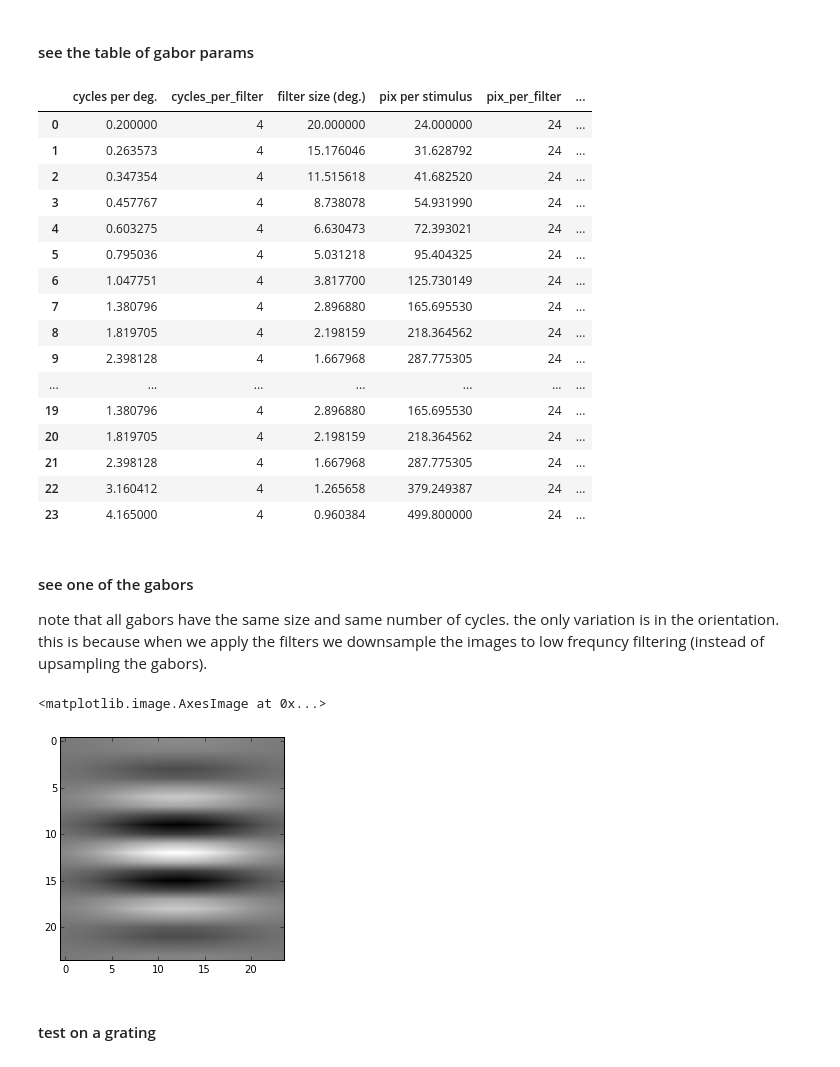
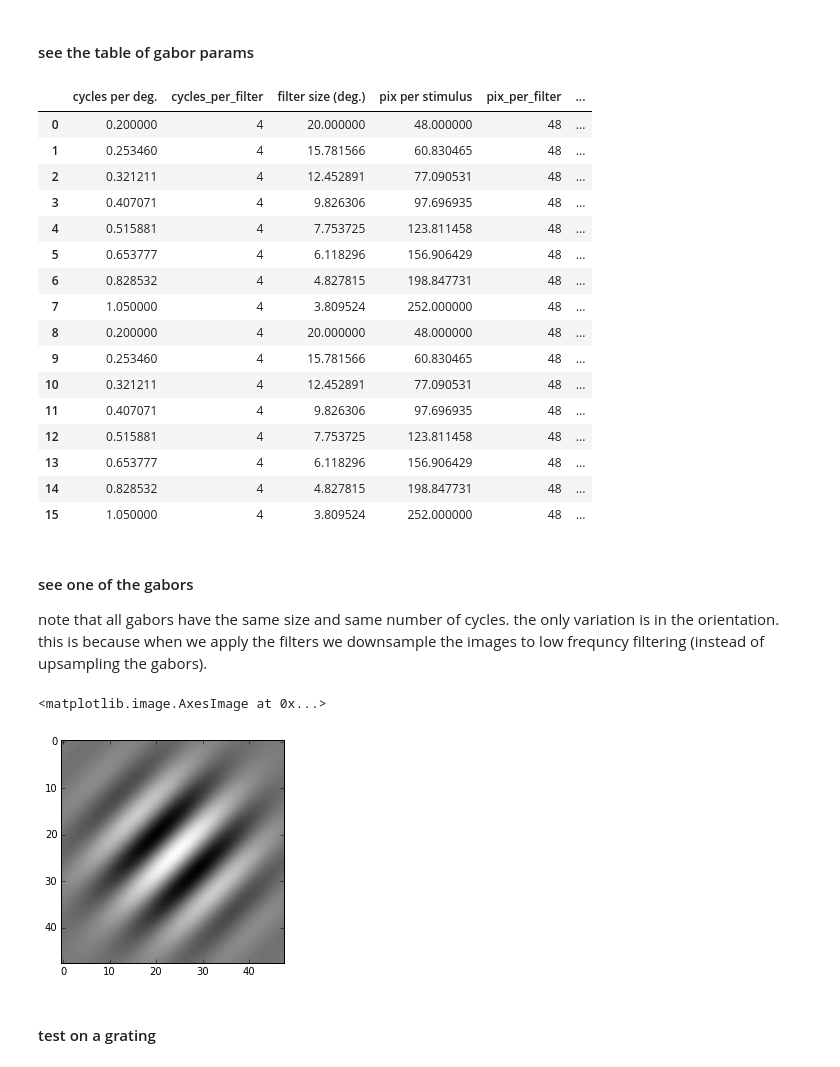
Before and after one commit to ChangdeDu/hrf_fitting, a Jupyter notebook: scripts/hi_resolution_gabor_feature_maps.ipynb, the cells around one changed output. Cells and saved outputs as stored; diff of their text form; code cells hidden in the pictures.

```diff
--- a/scripts/hi_resolution_gabor_feature_maps.ipynb
+++ b/scripts/hi_resolution_gabor_feature_maps.ipynb
@@ -63,12 +75,12 @@ plt.imshow(training_stim[0,:,:],cmap = 'gray')
 # %% [markdown]
 #### parameters of the gabor stack
 # %%
-n_orientations = 12
+n_orientations = 4
 deg_per_stimulus = 20
 lowest_sp_freq = .2 ##cyc/deg
-highest_sp_freq = 4.165
-num_sp_freq = 12
-pix_per_cycle = 6
+highest_sp_freq = 1.05
+num_sp_freq = 8
+pix_per_cycle = 12
 complex_cell = True
 # %% [markdown]
 #### create gabor_feature_map object
@@ -83,32 +95,32 @@ gfm = gabor_feature_maps(n_orientations,
 gfm.gbr_table.head(2*num_sp_freq)
 # %% [output]
 |  | cycles per deg. | cycles_per_filter | filter size (deg.) | pix per stimulus | pix_per_filter | ... |
-| 0 | 0.200000 | 4 | 20.000000 | 24.000000 | 24 | ... |
-| 1 | 0.263573 | 4 | 15.176046 | 31.628792 | 24 | ... |
-| 2 | 0.347354 | 4 | 11.515618 | 41.682520 | 24 | ... |
-| 3 | 0.457767 | 4 | 8.738078 | 54.931990 | 24 | ... |
-| 4 | 0.603275 | 4 | 6.630473 | 72.393021 | 24 | ... |
-| 5 | 0.795036 | 4 | 5.031218 | 95.404325 | 24 | ... |
-| 6 | 1.047751 | 4 | 3.817700 | 125.730149 | 24 | ... |
-| 7 | 1.380796 | 4 | 2.896880 | 165.695530 | 24 | ... |
-| 8 | 1.819705 | 4 | 2.198159 | 218.364562 | 24 | ... |
-| 9 | 2.398128 | 4 | 1.667968 | 287.775305 | 24 | ... |
-| ... | ... | ... | ... | ... | ... | ... |
-| 19 | 1.380796 | 4 | 2.896880 | 165.695530 | 24 | ... |
-| 20 | 1.819705 | 4 | 2.198159 | 218.364562 | 24 | ... |
-| 21 | 2.398128 | 4 | 1.667968 | 287.775305 | 24 | ... |
-| 22 | 3.160412 | 4 | 1.265658 | 379.249387 | 24 | ... |
-| 23 | 4.165000 | 4 | 0.960384 | 499.800000 | 24 | ... |
+| 0 | 0.200000 | 4 | 20.000000 | 48.000000 | 48 | ... |
+| 1 | 0.253460 | 4 | 15.781566 | 60.830465 | 48 | ... |
+| 2 | 0.321211 | 4 | 12.452891 | 77.090531 | 48 | ... |
+| 3 | 0.407071 | 4 | 9.826306 | 97.696935 | 48 | ... |
+| 4 | 0.515881 | 4 | 7.753725 | 123.811458 | 48 | ... |
+| 5 | 0.653777 | 4 | 6.118296 | 156.906429 | 48 | ... |
+| 6 | 0.828532 | 4 | 4.827815 | 198.847731 | 48 | ... |
+| 7 | 1.050000 | 4 | 3.809524 | 252.000000 | 48 | ... |
+| 8 | 0.200000 | 4 | 20.000000 | 48.000000 | 48 | ... |
+| 9 | 0.253460 | 4 | 15.781566 | 60.830465 | 48 | ... |
+| 10 | 0.321211 | 4 | 12.452891 | 77.090531 | 48 | ... |
+| 11 | 0.407071 | 4 | 9.826306 | 97.696935 | 48 | ... |
+| 12 | 0.515881 | 4 | 7.753725 | 123.811458 | 48 | ... |
+| 13 | 0.653777 | 4 | 6.118296 | 156.906429 | 48 | ... |
+| 14 | 0.828532 | 4 | 4.827815 | 198.847731 | 48 | ... |
+| 15 | 1.050000 | 4 | 3.809524 | 252.000000 | 48 | ... |
 # %% [markdown]
 #### see one of the gabors
 note that all gabors have the same size and same number of cycles. the only variation is in the orientation. this
 is because when we apply the filters we downsample the images to low frequncy filtering (instead of upsampling the gabors).
 # %%
-o = 1
+o = 12
 plt.imshow(np.real(gfm.filter_stack[o,0,:,:]),cmap='gray')
 # %% [output]
 <matplotlib.image.AxesImage at 0x...>
-[figure, old version]
+[figure, new version]
 # %% [markdown]
 #### test on a grating
 # %%
```
Also changed, not shown: parts of 13 cells of this notebook, 11 other files.
